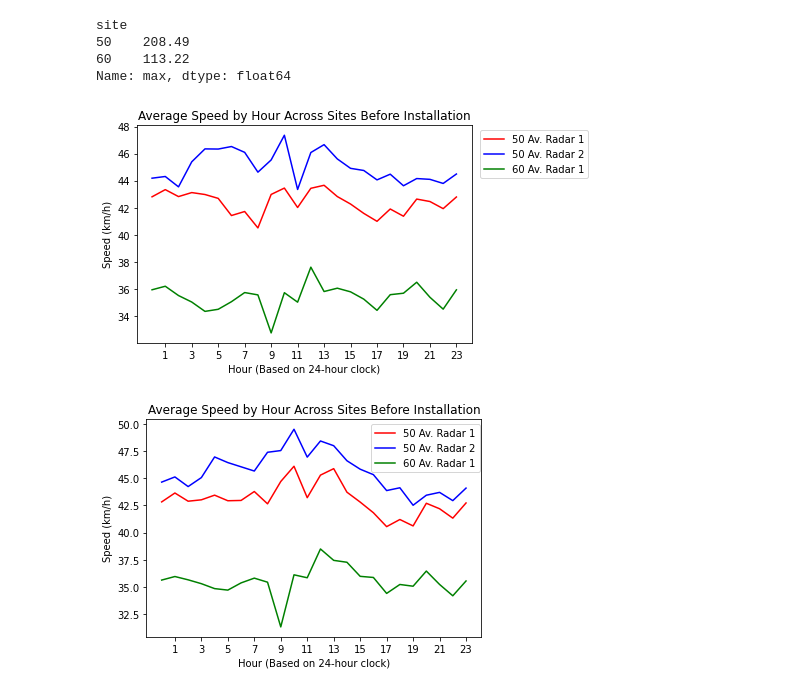
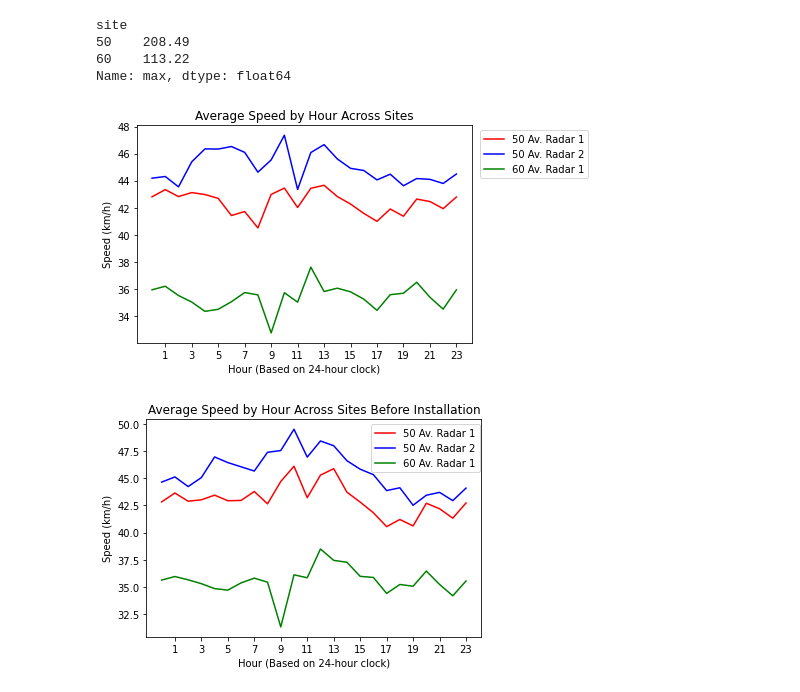
Before and after one commit to fedorukben/autoguardian-beaumont, a Jupyter notebook: analysis.ipynb, the cells around one changed output. Drawn from its saved outputs; the diff is of its cells as text; code cells hidden in the pictures.

```diff
--- a/analysis.ipynb
+++ b/analysis.ipynb
@@ -98,16 +107,16 @@ def avg_by_hr(radar: int, install: int=None, limit: bool=False) -> np.array:
 # %%
 # Lineplot by hour
 sns.lineplot(x=np.array(range(24)), y=avg_by_hr(1), color='red', label="50 Av. Radar 1")
 sns.lineplot(x=np.array(range(24)), y=avg_by_hr(2), color='blue', label="50 Av. Radar 2")
 sns.lineplot(x=np.array(range(24)), y=avg_by_hr(3), color='green', label="60 Av. Radar 1")
 plt.xticks(range(1,24,2))
 plt.xlabel('Hour (Based on 24-hour clock)')
 plt.ylabel('Speed (km/h)')
 plt.legend(bbox_to_anchor=(1.01, 1))
-plt.title('Average Speed by Hour Across Sites Before Installation')
+plt.title('Average Speed by Hour Across Sites')
 plt.savefig('avg-speed-by-hr-across-sites.png')
 # %% [output]
-[figure, old version]
+[figure, new version]
 # %%
 sns.lineplot(x=np.array(range(24)), y=avg_by_hr(1, 0), color='red', label="50 Av. Radar 1")
 sns.lineplot(x=np.array(range(24)), y=avg_by_hr(2, 0), color='blue', label="50 Av. Radar 2")
```
Also changed, not shown: parts of 7 cells of this notebook, 6 other files.
